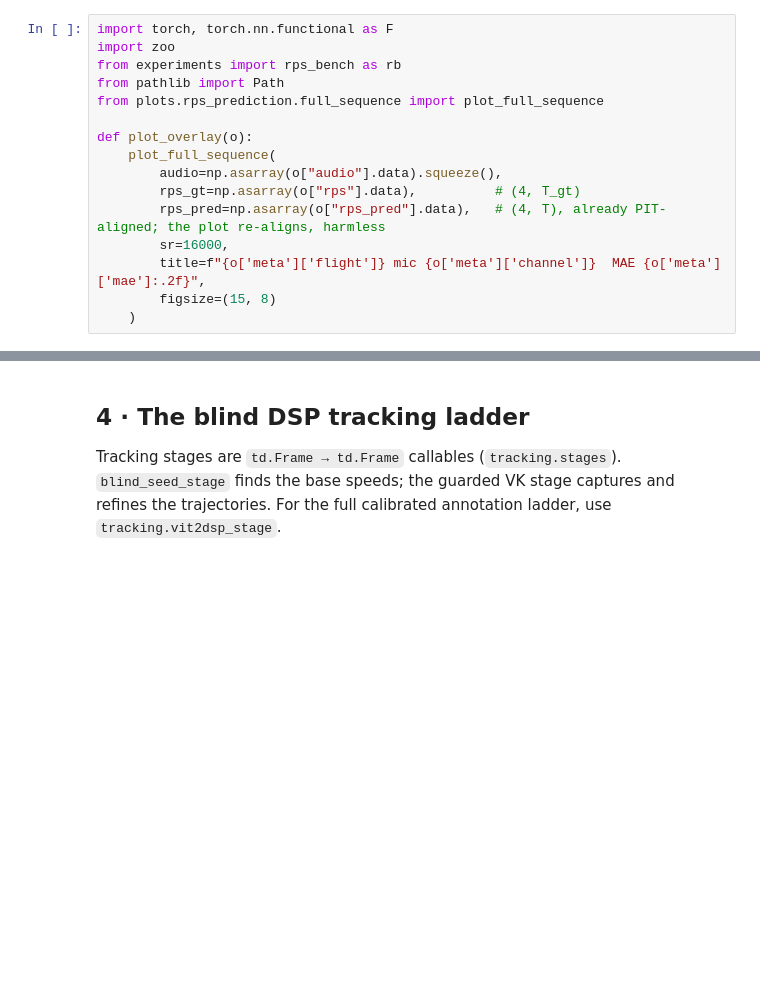
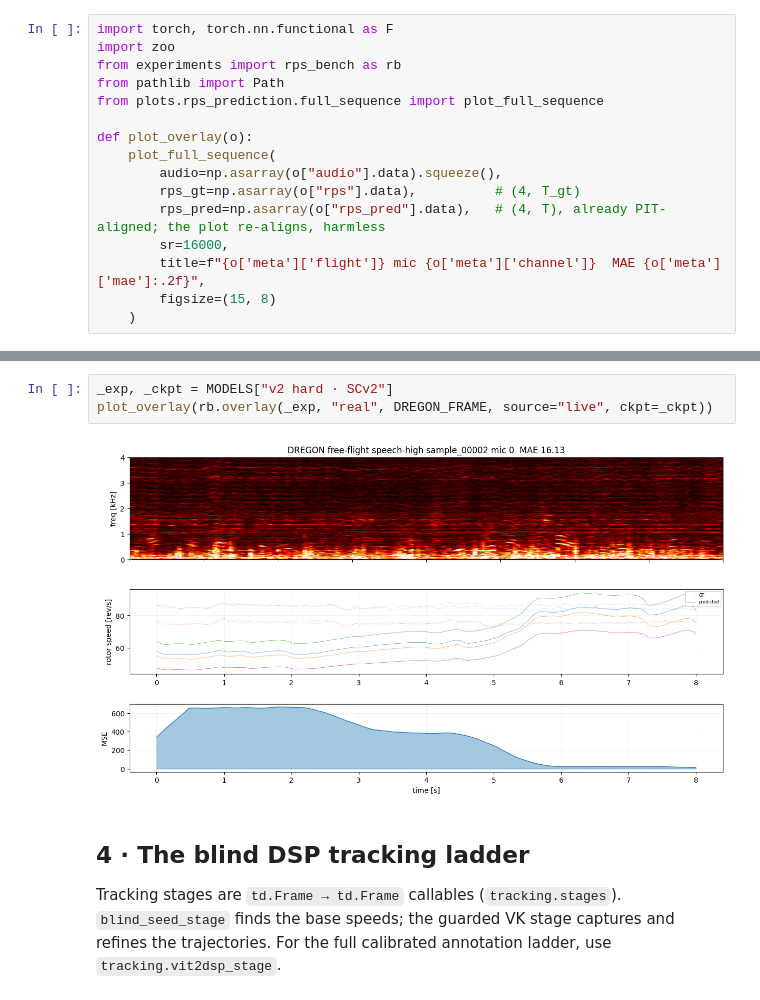
Before and after one commit to flyingleafe/harmonic-noise-suppression, a Jupyter notebook: notebooks/rps_tracking.ipynb, the cells around one changed output, grey strips where cells are left out. Cells and saved outputs as stored; diff of their text form; blank space fills up the shorter version.

```diff
--- a/notebooks/rps_tracking.ipynb
+++ b/notebooks/rps_tracking.ipynb
@@ -109,3 +179,8 @@ plot_overlay(rb.overlay("hb_sal_multif0_l4", "real", clip*8 + 3, dump_root=B))
+# %%
+_exp, _ckpt = MODELS["v2 hard · SCv2"]
+plot_overlay(rb.overlay(_exp, "real", DREGON_FRAME, source="live", ckpt=_ckpt))
+# %% [output]
+[figure, added]
 # %% [markdown]
 ## 4 · The blind DSP tracking ladder
 
```
Also changed, not shown: parts of 21 cells of this notebook, 2 other files.
